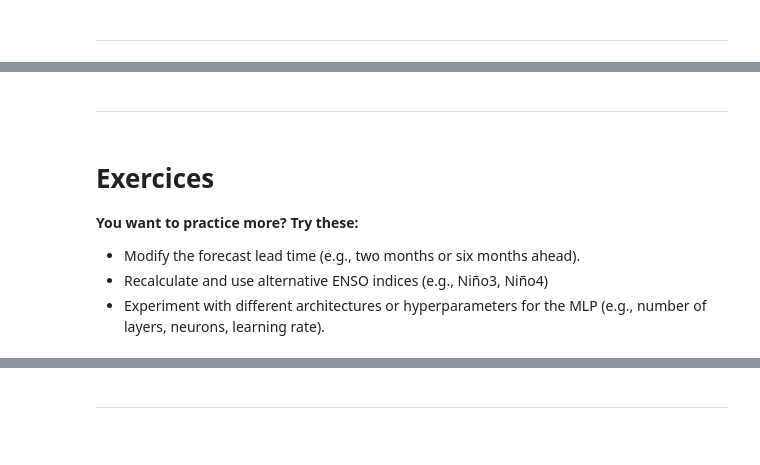
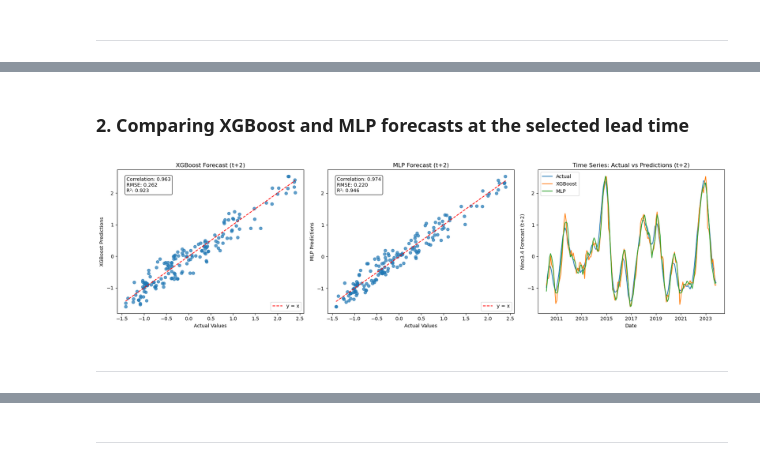
Before and after one commit to sana-ccrc/PyEarthTools, a Jupyter notebook: notebooks/tutorial/ENSO_Forecast.ipynb, the cells around one changed output, grey strips where cells are left out. Saved outputs shown, nothing was run; the diff lists cells and outputs as text; code cells hidden in the pictures.

```diff
--- a/notebooks/tutorial/ENSO_Forecast.ipynb
+++ b/notebooks/tutorial/ENSO_Forecast.ipynb
@@ -462,8 +779,67 @@ We will also:
+# %% [markdown]
+### 2. Comparing XGBoost and MLP forecasts at the selected lead time
+# %%
+
+# Calculate metrics for XGBoost
+correlation_xgboost = np.corrcoef(forecasts_df['y_test'], forecasts_df['y_pred_xgboost'])[0, 1]
+rmse_xgboost = np.sqrt(mean_squared_error(forecasts_df['y_test'], forecasts_df['y_pred_xgboost']))
+r2_xgboost = r2_score(forecasts_df['y_test'], forecasts_df['y_pred_xgboost'])
+
+# Calculate metrics for MLP
+correlation_mlp = np.corrcoef(forecasts_df['y_test'], forecasts_df['y_pred_mlp'])[0, 1]
+rmse_mlp = np.sqrt(mean_squared_error(forecasts_df['y_test'], forecasts_df['y_pred_mlp']))
+r2_mlp = r2_score(forecasts_df['y_test'], forecasts_df['y_pred_mlp'])
+
+# Create datetime index from forecast_year and forecast_month
+forecast_dates = pd.to_datetime(dict(
+    year=forecasts_df['forecast_year'],
+    month=forecasts_df['forecast_month'],
+    day=1
+))
+
+# Plot scatter plots for both models
+fig, axes = plt.subplots(1, 3, figsize=(18, 5))
+
+# Scatter plot: XGBoost vs Actual
+axes[0].scatter(forecasts_df['y_test'], forecasts_df['y_pred_xgboost'], alpha=0.7)
+axes[0].plot([forecasts_df['y_test'].min(), forecasts_df['y_test'].max()],
+             [forecasts_df['y_test'].min(), forecasts_df['y_test'].max()],
+             'r--', label='y = x')
+axes[0].set_xlabel('Actual Values')
+axes[0].set_ylabel('XGBoost Predictions')
+axes[0].set_title(f'XGBoost Forecast (t+{lag_months_ahead})')
+axes[0].legend()
+axes[0].text(0.05, 0.95,
+             f'Correlation: {correlation_xgboost:.3f}\nRMSE: {rmse_xgboost:.3f}\nR²: {r2_xgboost:.3f}',
+             transform=axes[0].transAxes, fontsize=10, verticalalignment='top',
+             bbox=dict(boxstyle='round', facecolor='white', alpha=0.8))
+
+# Scatter plot: MLP vs Actual
+axes[1].scatter(forecasts_df['y_test'], forecasts_df['y_pred_mlp'], alpha=0.7)
+axes[1].plot([forecasts_df['y_test'].min(), forecasts_df['y_test'].max()],
+             [forecasts_df['y_test'].min(), forecasts_df['y_test'].max()],
+             'r--', label='y = x')
+axes[1].set_xlabel('Actual Values')
+axes[1].set_ylabel('MLP Predictions')
+axes[1].set_title(f'MLP Forecast (t+{lag_months_ahead})')
+axes[1].legend()
+axes[1].text(0.05, 0.95,
+             f'Correlation: {correlation_mlp:.3f}\nRMSE: {rmse_mlp:.3f}\nR²: {r2_mlp:.3f}',
+             transform=axes[1].transAxes, fontsize=10, verticalalignment='top',
+             bbox=dict(boxstyle='round', facecolor='white', alpha=0.8))
+
+# Time series plot: Actual vs both models
+axes[2].plot(forecast_dates, forecasts_df['y_test'], label='Actual')
+axes[2].plot(forecast_dates, forecasts_df['y_pred_xgboost'], label='XGBoost')
+axes[2].plot(forecast_dates, forecasts_df['y_pred_mlp'], label='MLP')
+axes[2].set_xlabel('Date')
+axes[2].set_ylabel(f'Nino3.4 Forecast (t+{lag_months_ahead})')
+axes[2].set_title(f'Time Series: Actual vs Predictions (t+{lag_months_ahead})')
+axes[2].legend()
+
+plt.tight_layout()
+plt.show()
+# %% [output]
+[figure, added]
 # %% [markdown]
 ---
-# %% [markdown]
-# Exercices
-**You want to practice more? Try these:**
-- Modify the forecast lead time (e.g., two months or six months ahead).
-- Recalculate and use alternative ENSO indices (e.g., Niño3, Niño4)
-- Experiment with different architectures or hyperparameters for the MLP (e.g., number of layers, neurons, learning rate).
```
Also changed, not shown: parts of 45 cells of this notebook.
